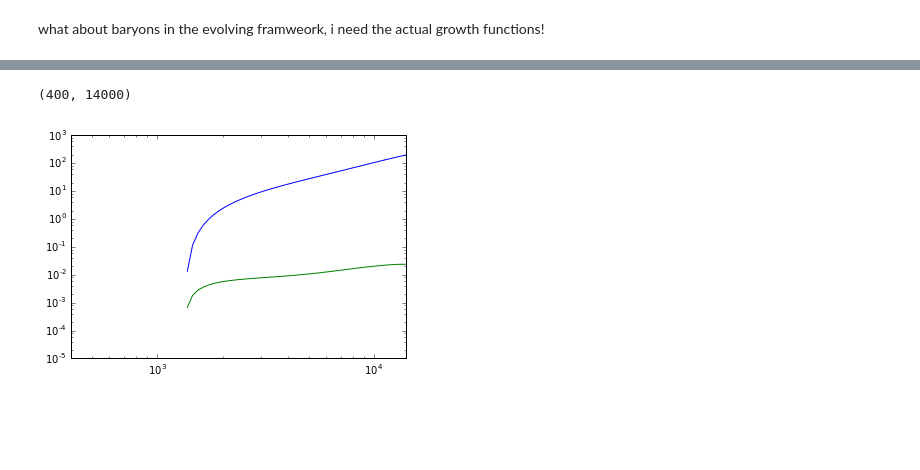
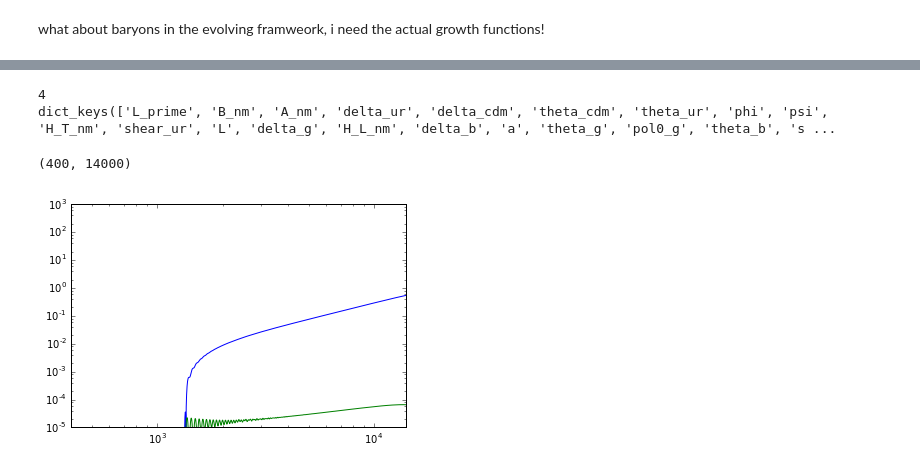
Before and after one commit to ThomasTram/CLASSmods, a Jupyter notebook: Plot_Spatial_Gauge.ipynb, the cells around one changed output, grey strips where cells are left out. Saved outputs shown, nothing was run; the diff lists cells and outputs as text; code cells hidden in the pictures; blank space fills up the shorter version.

```diff
--- a/Plot_Spatial_Gauge.ipynb
+++ b/Plot_Spatial_Gauge.ipynb
@@ -6,3 +6,25 @@ import numpy as np
 from scipy.signal import argrelextrema
 from scipy.interpolate import interp1d
 from classy import Class
+# %%
+z_pk = [200.0,100.0,75.0,50.0,10.0,5.0,0.0]
+k_out = [0.0001,0.001, 0.01, 0.1]
+cosmo100 = Class()
+cosmo100.set({'output':'dTk, lTk',
+           'z_pk':str(z_pk).strip('[]'),
+           'k_output_values':str(k_out).strip('[]'),
+           'radiation_streaming_approximation':3,
+           'l_max_g':100,
+           'l_max_ur':100,
+           'reio_parametrization':'reio_none',
+           'k_per_decade_for_pk':40,
+           'k_per_decade_for_bao':120,
+           'gauge' : 'Newtonian',
+           'l_logstep':10,
+           'l_linstep':300,
+           'P_k_max_h/Mpc' : 0.1,
+           'lensing':'no',
+           'evolver':1,
+           'a_init_nbody': 1./101.
+            })
+cosmo100.compute()
@@ -94,8 +249,21 @@ dict_keys(['a', 'theta_g', 'phi', 'pol0_g', 'theta_b', 'theta_ur', 'shear_ur', '
+# %%
+pts0 = cosmo0.get_perturbations()['scalar']
+pts100 = cosmo100.get_perturbations()['scalar']
+pts500 = cosmo500.get_perturbations()['scalar']
+print len(pts0)
+xx = 3
+pt0 = pts0[xx]
+pt100 = pts100[xx]
+pt500 = pts500[xx]
+print pt100.viewkeys()
+# %% [output]
+4
+dict_keys(['L_prime', 'B_nm', 'A_nm', 'delta_ur', 'delta_cdm', 'theta_cdm', 'theta_ur', 'phi', 'psi', 'H_T_nm', 'shear_ur', 'L', 'delta_g', 'H_L_nm', 'delta_b', 'a', 'theta_g', 'pol0_g', 'theta_b', 's ...
 # %%
-tau = pt['tau [Mpc]']
-plt.loglog(np.abs(tau),np.abs(pt['L']),np.abs(tau),np.abs(pt['L_prime']))
+tau = pt100['tau [Mpc]']
+plt.loglog(np.abs(tau),np.abs(pt100['L']),np.abs(tau),np.abs(pt100['L_prime']))
 plt.ylim([0.00001,1000])
 plt.xlim([400,14000])
 # %% [output]
 (400, 14000)
-[figure, old version]
+[figure, new version]
```
Also changed, not shown: parts of 15 cells of this notebook, 4 other files.
